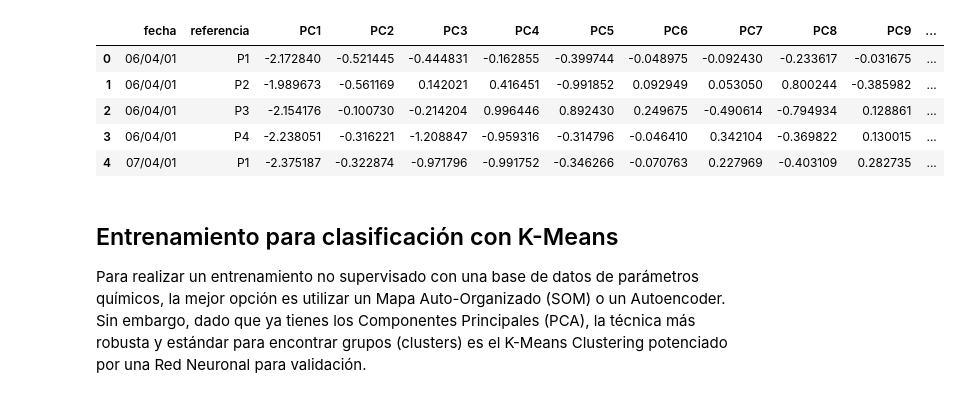
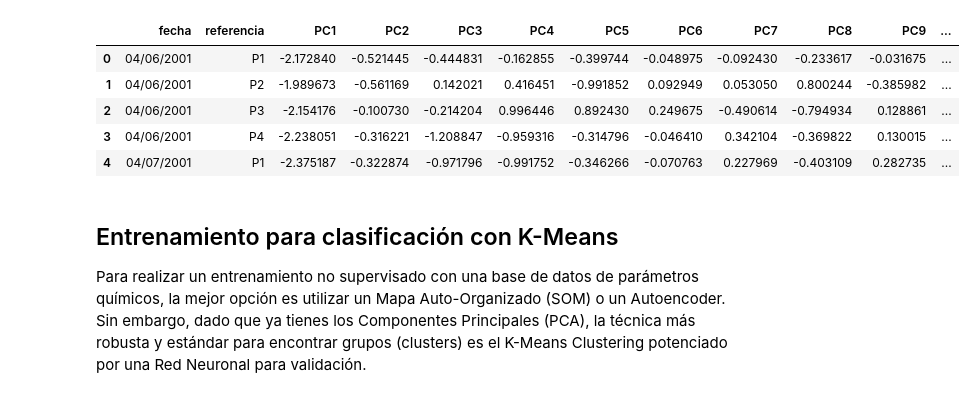
Before and after one commit to mikdevio/metane_production_model, a Jupyter notebook: notebooks/entrenamiento.ipynb, the cells around one changed output. Cells and saved outputs as stored; diff of their text form; code cells hidden in the pictures.

```diff
--- a/notebooks/entrenamiento.ipynb
+++ b/notebooks/entrenamiento.ipynb
@@ -11,15 +11,15 @@ import matplotlib.pyplot as plt
 from mealpy import FloatVar, ABC
 from scipy.spatial.distance import cdist
 # %%
-pca_data = pd.read_csv("cpa_data.csv")
+pca_data = pd.read_csv("pca_data.csv")
 pca_data.head()
 # %% [output]
 |  | fecha | referencia | PC1 | PC2 | PC3 | PC4 | PC5 | PC6 | PC7 | PC8 | PC9 | ... |
-| 0 | 06/04/01 | P1 | -2.172840 | -0.521445 | -0.444831 | -0.162855 | -0.399744 | -0.048975 | -0.092430 | -0.233617 | -0.031675 | ... |
-| 1 | 06/04/01 | P2 | -1.989673 | -0.561169 | 0.142021 | 0.416451 | -0.991852 | 0.092949 | 0.053050 | 0.800244 | -0.385982 | ... |
-| 2 | 06/04/01 | P3 | -2.154176 | -0.100730 | -0.214204 | 0.996446 | 0.892430 | 0.249675 | -0.490614 | -0.794934 | 0.128861 | ... |
-| 3 | 06/04/01 | P4 | -2.238051 | -0.316221 | -1.208847 | -0.959316 | -0.314796 | -0.046410 | 0.342104 | -0.369822 | 0.130015 | ... |
-| 4 | 07/04/01 | P1 | -2.375187 | -0.322874 | -0.971796 | -0.991752 | -0.346266 | -0.070763 | 0.227969 | -0.403109 | 0.282735 | ... |
+| 0 | 04/06/2001 | P1 | -2.172840 | -0.521445 | -0.444831 | -0.162855 | -0.399744 | -0.048975 | -0.092430 | -0.233617 | -0.031675 | ... |
+| 1 | 04/06/2001 | P2 | -1.989673 | -0.561169 | 0.142021 | 0.416451 | -0.991852 | 0.092949 | 0.053050 | 0.800244 | -0.385982 | ... |
+| 2 | 04/06/2001 | P3 | -2.154176 | -0.100730 | -0.214204 | 0.996446 | 0.892430 | 0.249675 | -0.490614 | -0.794934 | 0.128861 | ... |
+| 3 | 04/06/2001 | P4 | -2.238051 | -0.316221 | -1.208847 | -0.959316 | -0.314796 | -0.046410 | 0.342104 | -0.369822 | 0.130015 | ... |
+| 4 | 04/07/2001 | P1 | -2.375187 | -0.322874 | -0.971796 | -0.991752 | -0.346266 | -0.070763 | 0.227969 | -0.403109 | 0.282735 | ... |
 # %% [markdown]
 ## Entrenamiento para clasificación con K-Means
 
```
Also changed, not shown: parts of 4 cells of this notebook, 8 other files.
